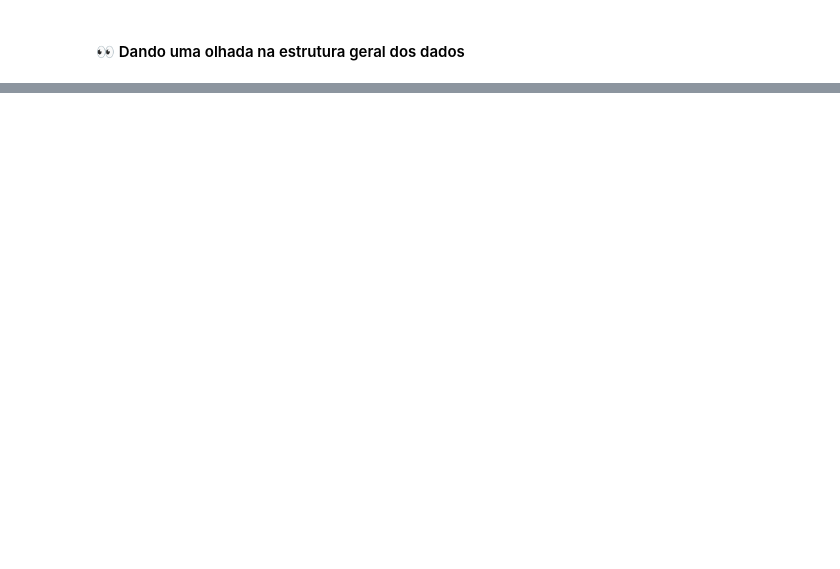
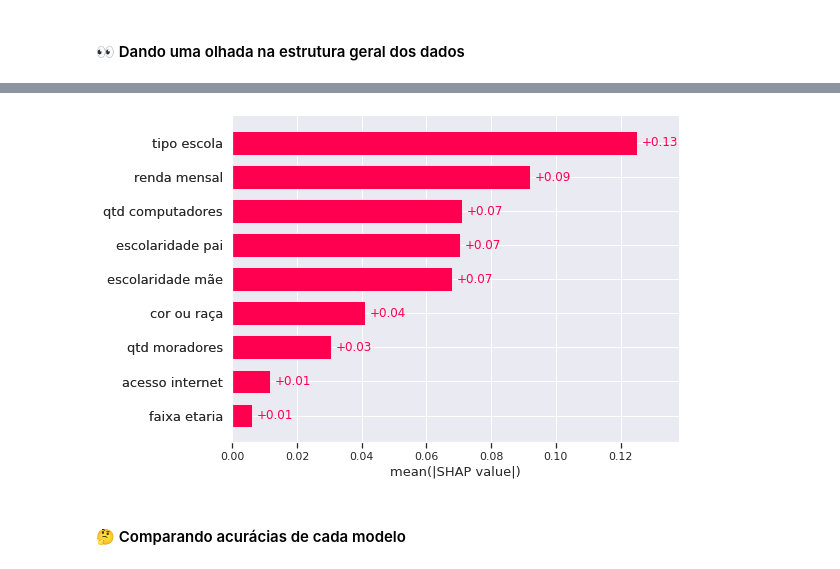
Before and after one commit to kailanefelix/classifier-models, a Jupyter notebook: modelagem.ipynb, the cells around one changed output, grey strips where cells are left out. Drawn from its saved outputs; the diff is of its cells as text; code cells hidden in the pictures; blank space fills up the shorter version.

```diff
--- a/modelagem.ipynb
+++ b/modelagem.ipynb
@@ -443,0 +468,3 @@ plt.show()
+# %%
+clf = GaussianNB()
+clf.fit(X_train,Y_train)
@@ -443,0 +493,9 @@ plt.show()
+# %%
+group_names = ['True Neg','False Pos','False Neg','True Pos']
+group_counts = ["{0:0.0f}".format(value) for value in cf_matrix_nb.flatten()]
+group_percentages = ["{0:.2%}".format(value) for value in cf_matrix_nb.flatten() / np.sum(cf_matrix_nb)]
+labels = [f"{v1}\n{v2}\n{v3}" for v1, v2, v3 in zip(group_names, group_counts, group_percentages)]
+labels = np.asarray(labels).reshape(2, 2)
+
+sns.set(font_scale= 2 )
+sns.heatmap(cf_matrix_nb, annot=labels, fmt= '', cmap='Blues')
@@ -443,0 +536,9 @@ plt.show()
+# %%
+group_names = ['True Neg','False Pos','False Neg','True Pos']
+group_counts = ["{0:0.0f}".format(value) for value in cf_matrix_knn.flatten()]
+group_percentages = ["{0:.2%}".format(value) for value in cf_matrix_knn.flatten() / np.sum(cf_matrix_knn)]
+labels = [f"{v1}\n{v2}\n{v3}" for v1, v2, v3 in zip(group_names, group_counts, group_percentages)]
+labels = np.asarray(labels).reshape(2, 2)
+
+sns.set(font_scale= 2 )
+sns.heatmap(cf_matrix_knn, annot=labels, fmt= '', cmap='Blues')
@@ -443,0 +649,9 @@ plt.show()
+# %%
+explainer_clf = shap.Explainer(clf.predict, X_test)
+shap_values_clf = explainer_clf(X_test)
+# %%
+shap.plots.bar(shap_values_clf)
+# %% [output]
+[figure, added]
+# %% [markdown]
+#### 🤔 Comparando acurácias de cada modelo
```
Also changed, not shown: parts of 183 cells of this notebook.
